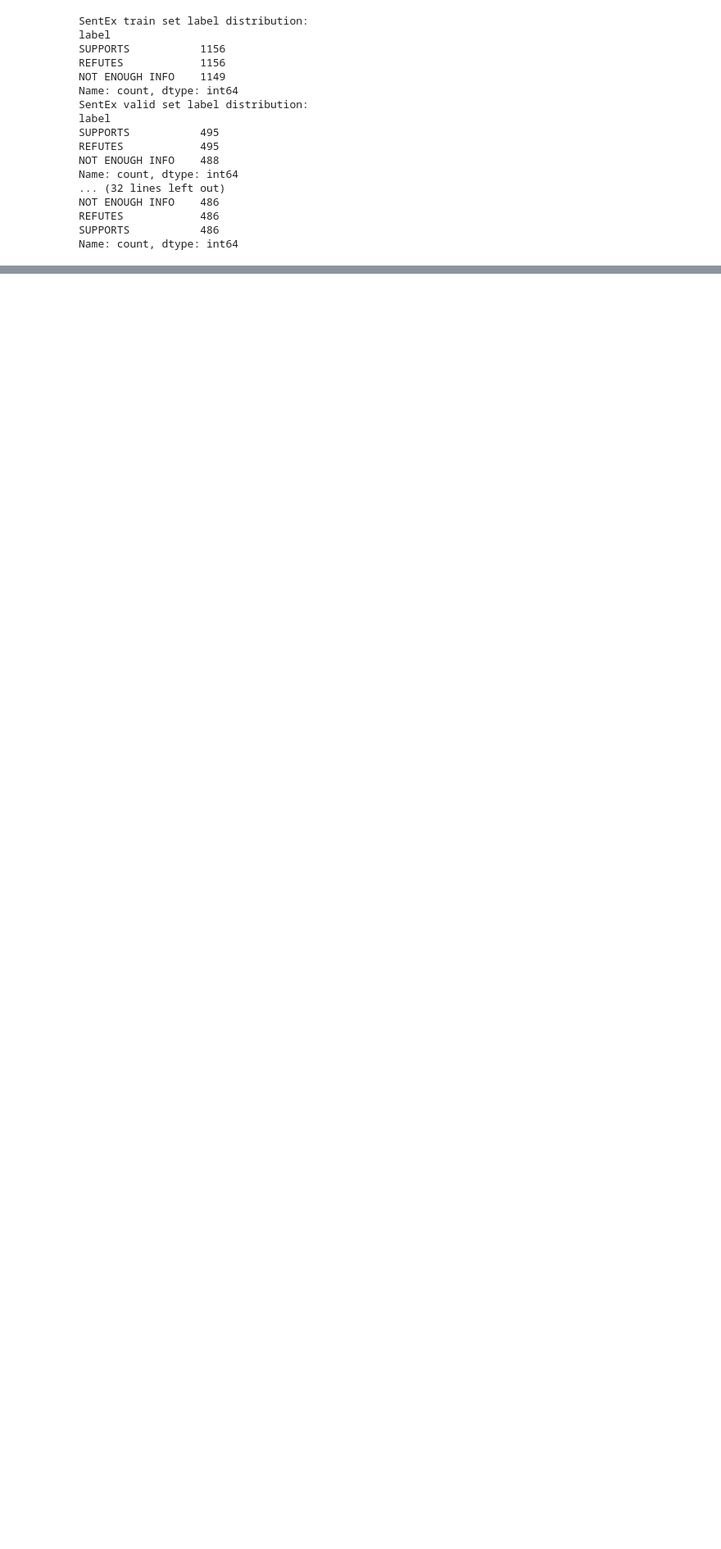
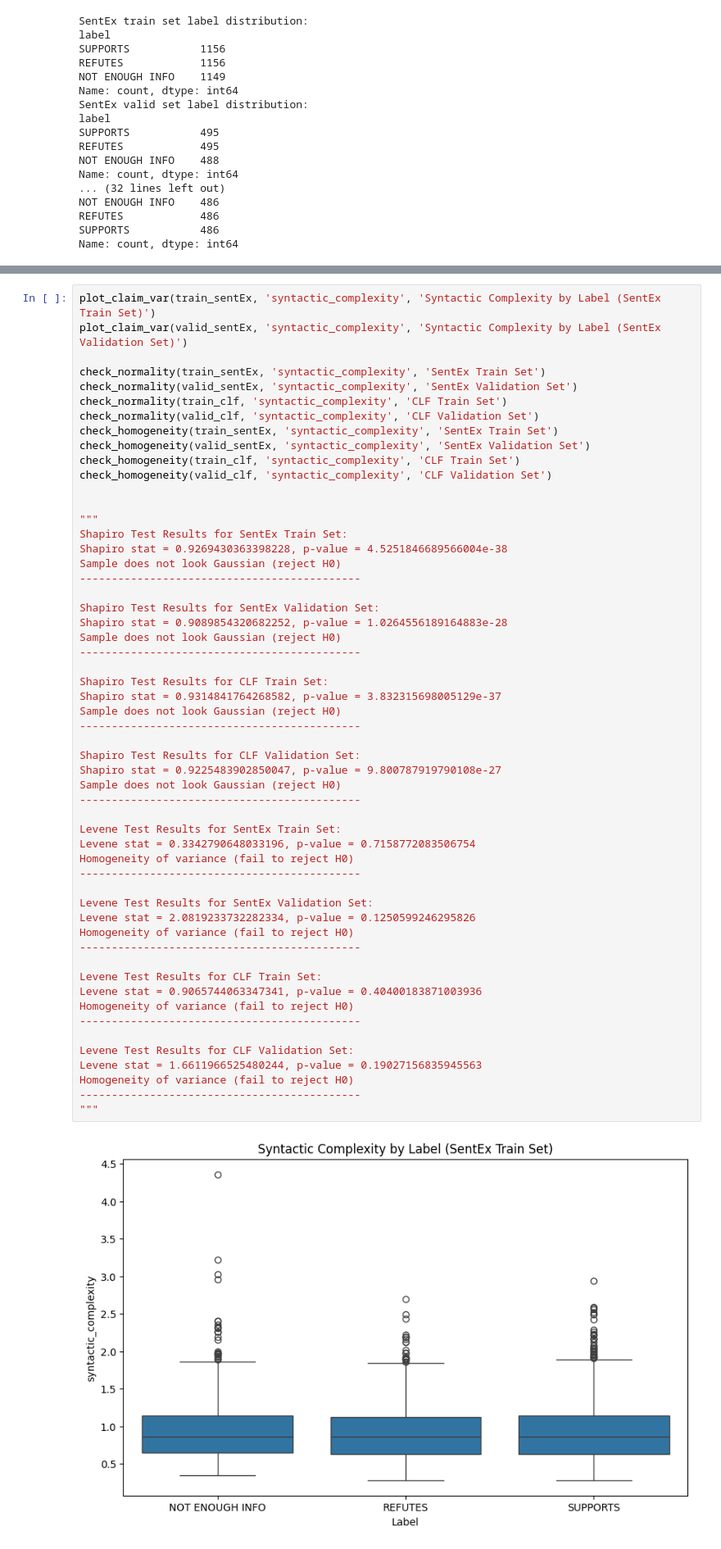
Before and after one commit to hz-zh/Modular_Fact_Checking_with_GPT_SBERT_and_RAG, a Jupyter notebook: claim_analysis.ipynb, the cells around one changed output, grey strips where cells are left out. Shown: that part at 82% size. Cells and saved outputs as stored; diff of their text form; blank space fills up the shorter version.

```diff
--- a/claim_analysis.ipynb
+++ b/claim_analysis.ipynb
@@ -216,0 +207,57 @@ check_homogeneity(valid_clf, 'syntactic_complexity', 'CLF Validation Set')
+# %%
+plot_claim_var(train_sentEx, 'syntactic_complexity', 'Syntactic Complexity by Label (SentEx Train Set)')
+plot_claim_var(valid_sentEx, 'syntactic_complexity', 'Syntactic Complexity by Label (SentEx Validation Set)')
+
+check_normality(train_sentEx, 'syntactic_complexity', 'SentEx Train Set')
+check_normality(valid_sentEx, 'syntactic_complexity', 'SentEx Validation Set')
+check_normality(train_clf, 'syntactic_complexity', 'CLF Train Set')
+check_normality(valid_clf, 'syntactic_complexity', 'CLF Validation Set')
+check_homogeneity(train_sentEx, 'syntactic_complexity', 'SentEx Train Set')
+check_homogeneity(valid_sentEx, 'syntactic_complexity', 'SentEx Validation Set')
+check_homogeneity(train_clf, 'syntactic_complexity', 'CLF Train Set')
+check_homogeneity(valid_clf, 'syntactic_complexity', 'CLF Validation Set')
+
+
+"""
+Shapiro Test Results for SentEx Train Set:
+Shapiro stat = 0.9269430363398228, p-value = 4.5251846689566004e-38
+Sample does not look Gaussian (reject H0)
+--------------------------------------------
+
+Shapiro Test Results for SentEx Validation Set:
+Shapiro stat = 0.9089854320682252, p-value = 1.0264556189164883e-28
+Sample does not look Gaussian (reject H0)
+--------------------------------------------
+
+Shapiro Test Results for CLF Train Set:
+Shapiro stat = 0.9314841764268582, p-value = 3.832315698005129e-37
+Sample does not look Gaussian (reject H0)
+--------------------------------------------
+
+Shapiro Test Results for CLF Validation Set:
+Shapiro stat = 0.9225483902850047, p-value = 9.800787919790108e-27
+Sample does not look Gaussian (reject H0)
+--------------------------------------------
+
+Levene Test Results for SentEx Train Set:
+Levene stat = 0.3342790648033196, p-value = 0.7158772083506754
+Homogeneity of variance (fail to reject H0)
+--------------------------------------------
+
+Levene Test Results for SentEx Validation Set:
+Levene stat = 2.0819233732282334, p-value = 0.1250599246295826
+Homogeneity of variance (fail to reject H0)
+--------------------------------------------
+
+Levene Test Results for CLF Train Set:
+Levene stat = 0.9065744063347341, p-value = 0.40400183871003936
+Homogeneity of variance (fail to reject H0)
+--------------------------------------------
+
+Levene Test Results for CLF Validation Set:
+Levene stat = 1.6611966525480244, p-value = 0.19027156835945563
+Homogeneity of variance (fail to reject H0)
+--------------------------------------------
+"""
+# %% [output]
+[figure, added]
```
Also changed, not shown: parts of 22 cells of this notebook.
